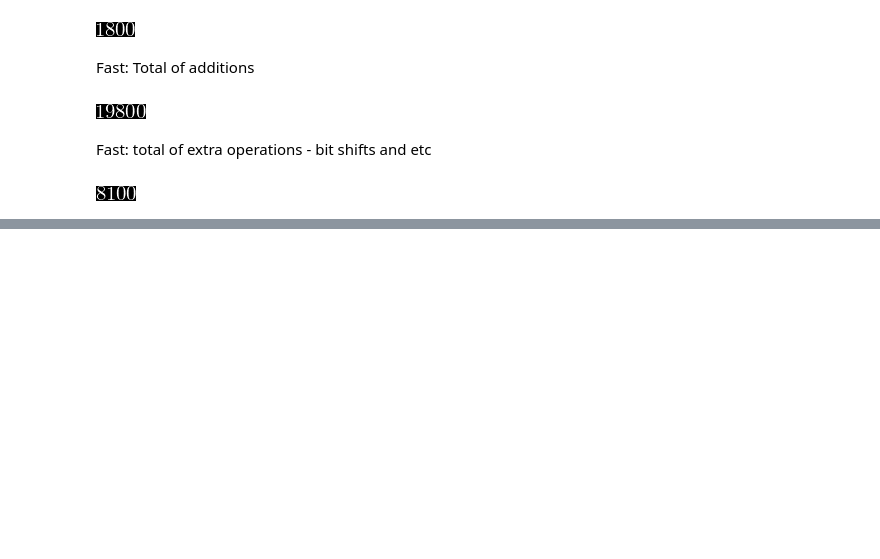
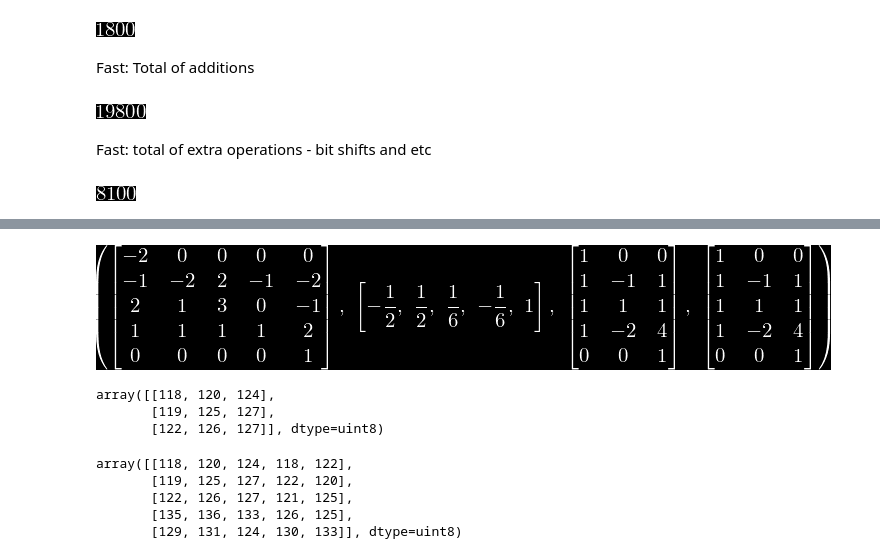
Before and after one commit to tarsioonofrio/fast-convolution-rtl, a Jupyter notebook: notebooks/convolve_comparsion.ipynb, the cells around one changed output, grey strips where cells are left out. Cells and saved outputs as stored; diff of their text form; code cells hidden in the pictures; blank space fills up the shorter version.

```diff
--- a/notebooks/convolve_comparsion.ipynb
+++ b/notebooks/convolve_comparsion.ipynb
@@ -203,0 +214,21 @@ fast_op_count * 9 * len(fast_conv)
+# %%
+c2, cq2, b2, a2 = toom_cook(3, 3, points)
+c2, cq2, b2, a2
+# %% [output]
+[figure, added]
+# %%
+data = feature[:3, :3]
+data
+# %% [output]
+array([[118, 120, 124],
+       [119, 125, 127],
+       [122, 126, 127]], dtype=uint8)
+# %%
+data2 = feature[:5, :5]
+data2
+# %% [output]
+array([[118, 120, 124, 118, 122],
+       [119, 125, 127, 122, 120],
+       [122, 126, 127, 121, 125],
+       [135, 136, 133, 126, 125],
+       [129, 131, 124, 130, 133]], dtype=uint8)
```
Also changed, not shown: parts of 36 cells of this notebook, 2 other files.
